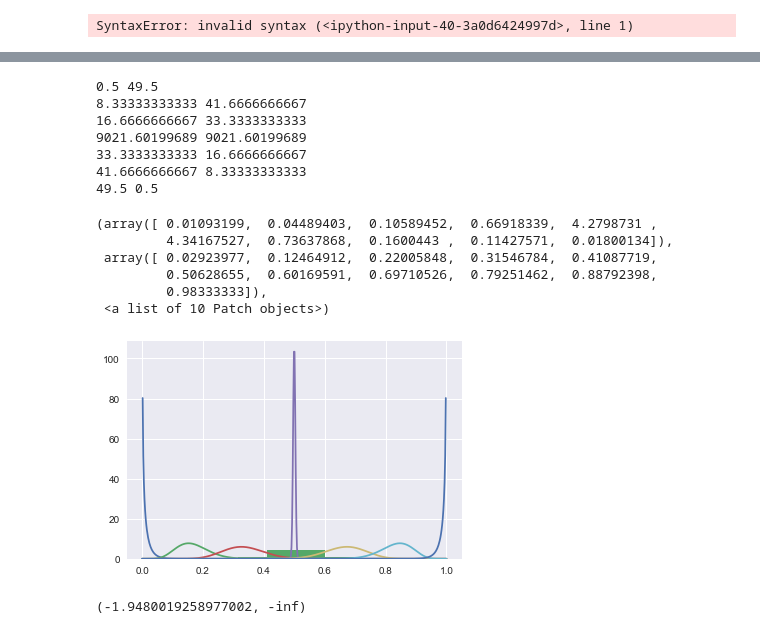
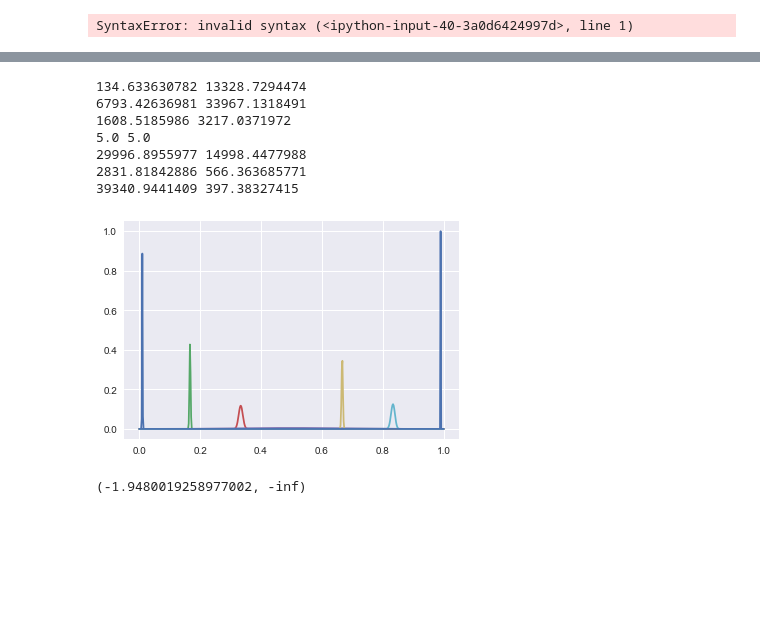
Before and after one commit to inti/ASE, a Jupyter notebook: ASE.ipynb, the cells around one changed output, grey strips where cells are left out. Drawn from its saved outputs; the diff is of its cells as text; code cells hidden in the pictures; blank space fills up the shorter version.

```diff
--- a/ASE.ipynb
+++ b/ASE.ipynb
@@ -983,12 +974,22 @@ BetaBinomial distribution: p [ 0.99 ], alpha [ 49.5 ], beta [ 0.5 ]
 # %%
 means = get_mu_linear(K=7)
 
-mixt_comp = [ BetaBinomial(p=mu,M_0=50) for mu in means]
+mixt_comp = [ BetaBinomial(p=mu,M_0=2) for mu in means]
 
-md = Mixt(component_dist=mixt_comp)
+mixt_comp[len(mixt_comp)/2].alpha_0 = 1
+mixt_comp[len(mixt_comp)/2].beta_0 = 1
+mixt_comp[len(mixt_comp)/2].alpha = 1
+mixt_comp[len(mixt_comp)/2].beta = 1
+mixt_comp[len(mixt_comp)/2].M = 2
+
+this_data = np.vstack([dat2stan['x'],dat2stan['n']]).T.astype(float)
+
+md = Mixt(component_dist=mixt_comp, data=this_data[:1000,:])
 print(md)
 
 for d in md.mixt_comp:
     print d
+
+md.fit(n_iter=10, print_delta=True, fit_by_eb = True)
 # %% [output]
 Mixture distribution: N Components [ 7 ]
@@ -1023,6 +1046,4 @@ dat2stan = {'N': data2.shape[0],
             'n': data2.totalCount.values
            }
 data2.shape
-this_data = np.vstack([dat2stan['x'],dat2stan['n']]).T.astype(float)
-md.fit(data=this_data,n_iter=100, print_delta=True, fit_by_eb = True)
 # %% [output]
@@ -1047,25 +1051,19 @@ converged after [ 2 ] iterations
 # %%
 for d in md.mixt_comp:
     print d.alpha_0, d.beta_0
     #if d.p == 0.5:
-    plot_beta(x, alpha=d.alpha_0, beta = d.beta_0, normalise=False)
+    plot_beta(x, alpha=d.alpha_0, beta = d.beta_0, normalise=True)
 
-plt.hist(this_data[:,0]/(this_data[:,1] + 0.0), normed=True)
+#plt.hist(this_data[:,0]/(this_data[:,1] + 0.0), normed=True)
 # %% [output]
-0.5 49.5
-8.33333333333 41.6666666667
-16.6666666667 33.3333333333
-9021.60199689 9021.60199689
-33.3333333333 16.6666666667
-41.6666666667 8.33333333333
-49.5 0.5
+134.633630782 13328.7294474
+6793.42636981 33967.1318491
+1608.5185986 3217.0371972
+5.0 5.0
+29996.8955977 14998.4477988
+2831.81842886 566.363685771
+39340.9441409 397.38327415
-(array([ 0.01093199,  0.04489403,  0.10589452,  0.66918339,  4.2798731 ,
-         4.34167527,  0.73637868,  0.1600443 ,  0.11427571,  0.01800134]),
- array([ 0.02923977,  0.12464912,  0.22005848,  0.31546784,  0.41087719,
-         0.50628655,  0.60169591,  0.69710526,  0.79251462,  0.88792398,
-         0.98333333]),
- <a list of 10 Patch objects>)
-[figure, old version]
+[figure, new version]
 # %%
 from scipy.optimize import minimize
 from scipy.stats import pareto
```
Also changed, not shown: parts of 6 cells of this notebook.
